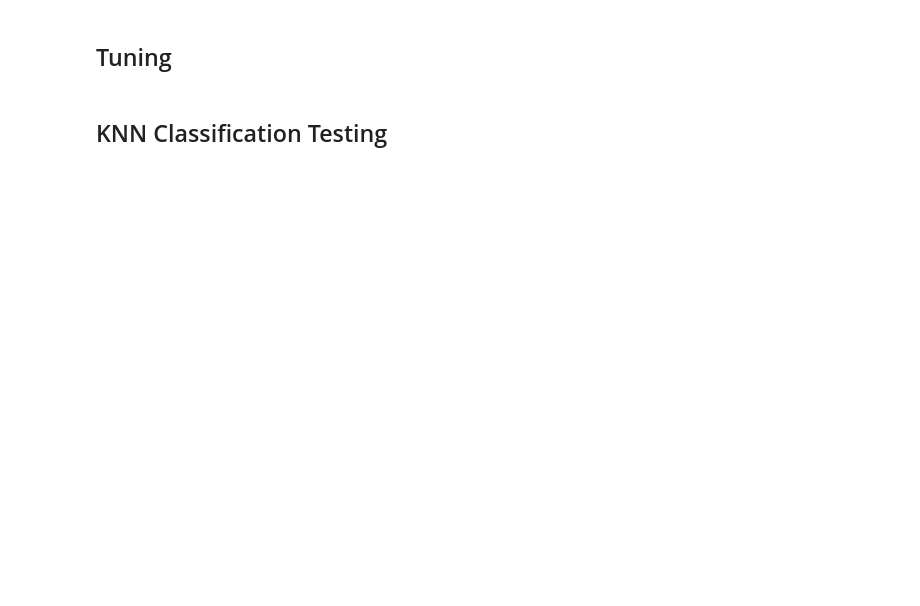
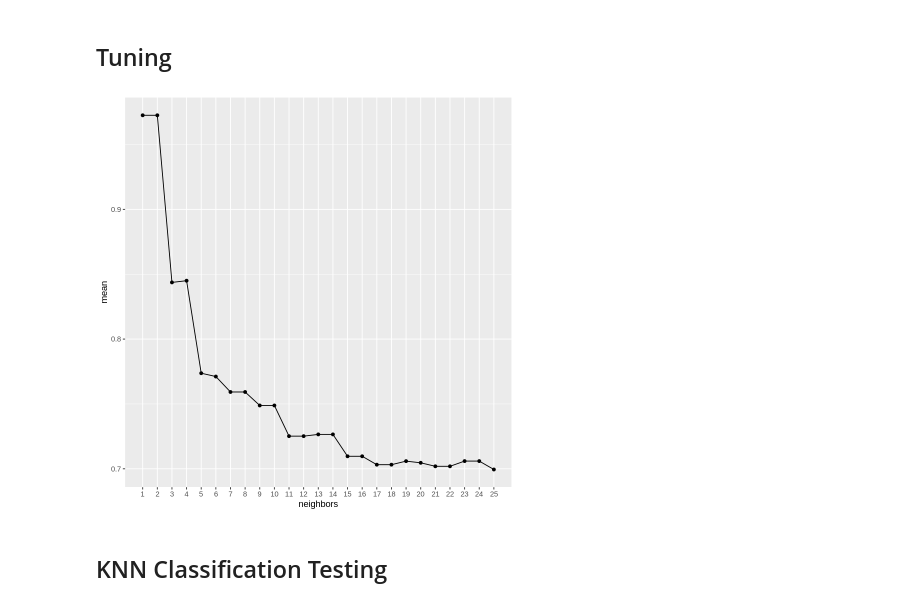
Before and after one commit to vyle2003/DSCI-100-Project, a Jupyter notebook: DSCI 100 Project Report.ipynb, the cells around one changed output. Saved outputs shown, nothing was run; the diff lists cells and outputs as text; code cells hidden in the pictures; blank space fills up the shorter version.

```diff
--- a/DSCI 100 Project Report.ipynb
+++ b/DSCI 100 Project Report.ipynb
@@ -217,33 +318,34 @@ accuracies
 ## Tuning
 # %%
 set.seed(2106)
-
-heart_recipe <- recipe(disease_present ~ age + rest_bp + cholesterol + max_heart_rate, data = heart_train) |>
+heart_recipe <- recipe(disease_present ~ cholesterol + max_heart_rate, data = heart_train) |>
     step_scale(all_predictors()) |>
     step_center(all_predictors())
 
 knn_spec <- nearest_neighbor(weight_func = "rectangular", neighbors = tune()) |>
     set_engine("kknn") |>
     set_mode("classification")
 
 vfold <- vfold_cv(heart_train, v = 10, strata = disease_present)
 
 gridvals <- tibble(neighbors = seq(1, 25))
 
 results <- workflow() |>
     add_recipe(heart_recipe) |>
     add_model(knn_spec) |>
     tune_grid(resamples = vfold, grid = gridvals) |>
     collect_metrics() |>
     filter(.metric == "accuracy")
 
 cross_validation_plot <- results |>
     ggplot(aes(x = neighbors, y = mean)) +
     geom_point() +
     geom_line() +
     scale_x_continuous(limits = c(1, 25), breaks = seq(1, 25), minor_breaks = seq(1, 25, 1))
 
 cross_validation_plot
+# %% [output]
+[figure, added]
 # %% [markdown]
 ## KNN Classification Testing ##
 # %%
```
Also changed, not shown: parts of 42 cells of this notebook.
